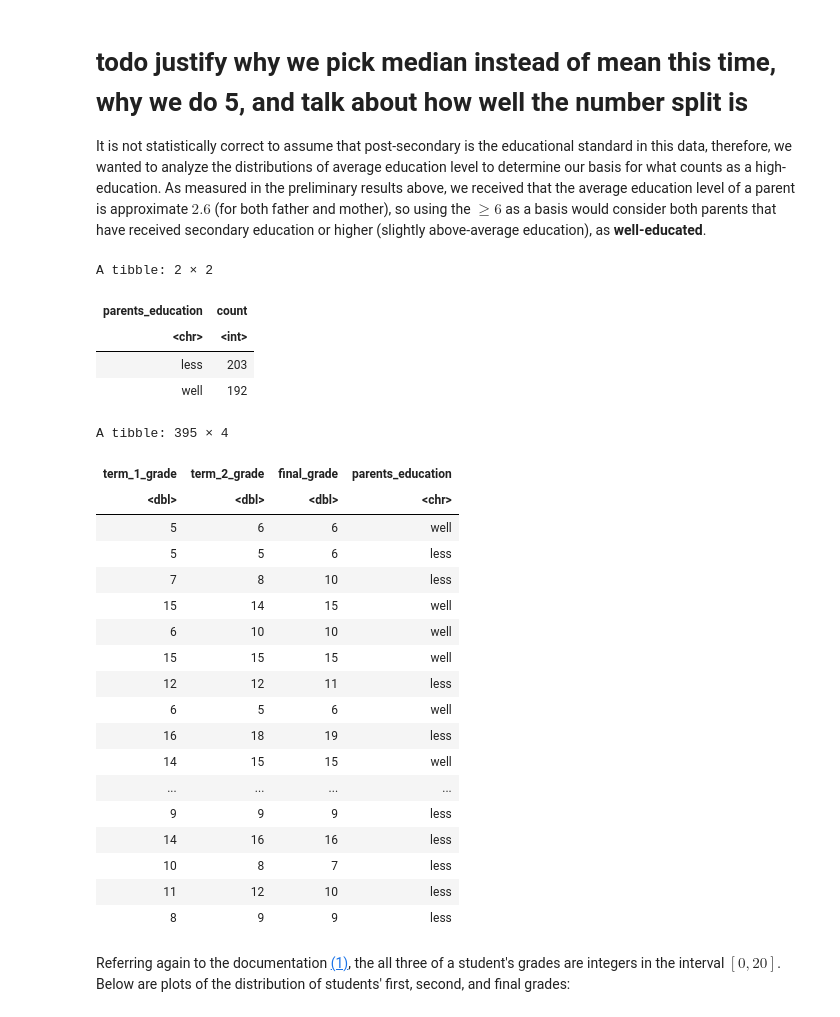
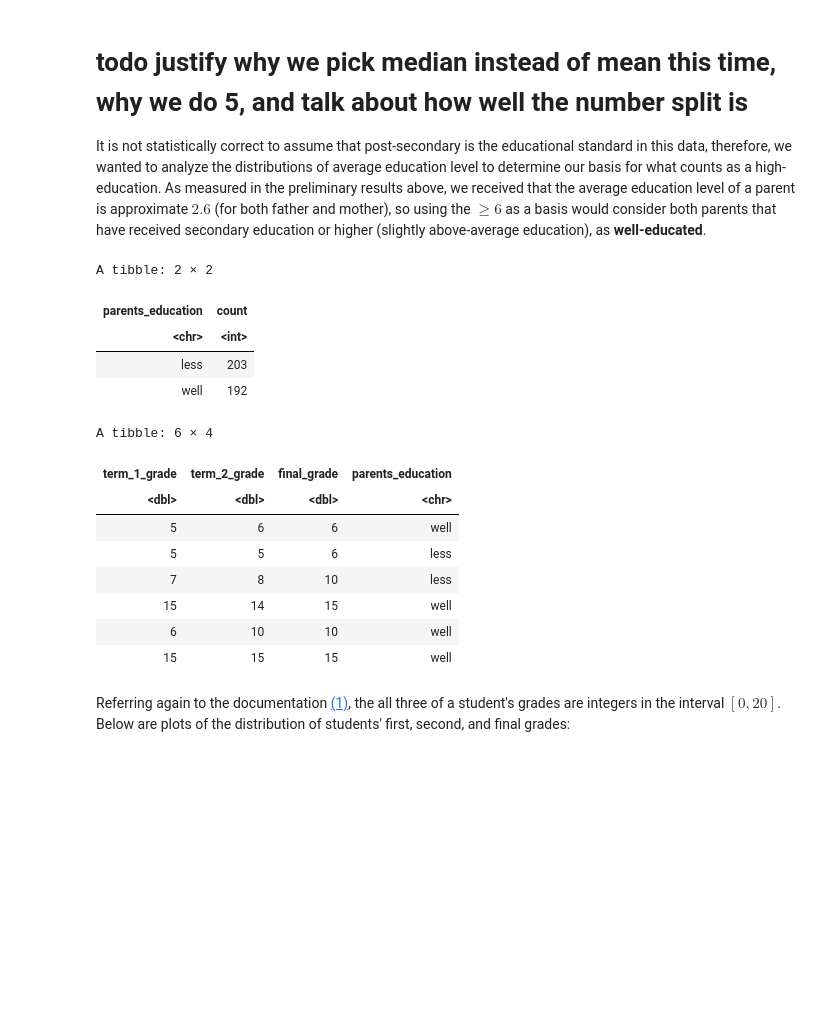
Before and after one commit to j-ackyao/STAT-Inference, a Jupyter notebook: project report.ipynb, the cells around one changed output. Drawn from its saved outputs; the diff is of its cells as text; code cells hidden in the pictures; blank space fills up the shorter version.

```diff
--- a/project report.ipynb
+++ b/project report.ipynb
@@ -159,45 +159,29 @@ combined_education_plot
 # todo justify why we pick median instead of mean this time, why we do 5, and talk about how well the number split is
 It is not statistically correct to assume that post-secondary is the educational standard in this data, therefore, we wanted to analyze the distributions of average education level to determine our basis for what counts as a high-education.  As measured in the preliminary results above, we received that the average education level of a parent is approximate $2.6$ (for both father and mother), so using the $\geq 6$ as a basis would consider both parents that have received secondary education or higher (slightly above-average education), as **well-educated**.
 # %%
-# student_data_combined_edu$parents_education[student_data_combined_edu$combined_education <= 5] <- "less"
-# student_data_combined_edu$parents_education[student_data_combined_edu$combined_education > 5] <- "well"
-
-# final_student_data <- student_data_combined_edu |>
-#     select(-combined_education)
-
 final_student_data <- student_data_combined_edu |>
     mutate(parents_education = ifelse(combined_education <= 5, "less", "well")) |>
     select(term_1_grade, term_2_grade, final_grade, parents_education)
 
 final_student_data |> group_by(parents_education) |>
     summarize(count = n())
 
-final_student_data
+head(final_student_data)
 # %% [output]
 A tibble: 2 × 2
 | parents_education | count |
 | <chr> | <int> |
 | less | 203 |
 | well | 192 |
-A tibble: 395 × 4
+A tibble: 6 × 4
 | term_1_grade | term_2_grade | final_grade | parents_education |
 | <dbl> | <dbl> | <dbl> | <chr> |
 | 5 | 6 | 6 | well |
 | 5 | 5 | 6 | less |
 | 7 | 8 | 10 | less |
 | 15 | 14 | 15 | well |
 | 6 | 10 | 10 | well |
 | 15 | 15 | 15 | well |
-| 12 | 12 | 11 | less |
-| 6 | 5 | 6 | well |
-| 16 | 18 | 19 | less |
-| 14 | 15 | 15 | well |
-| ... | ... | ... | ... |
-| 9 | 9 | 9 | less |
-| 14 | 16 | 16 | less |
-| 10 | 8 | 7 | less |
-| 11 | 12 | 10 | less |
-| 8 | 9 | 9 | less |
 # %% [markdown]
 Referring again to the documentation [(1)](#ref_1), the all three of a student's grades are integers in the interval $[0, 20]$.
 Below are plots of the distribution of students' first, second, and final grades:
```
Also changed, not shown: parts of 2 cells of this notebook.
